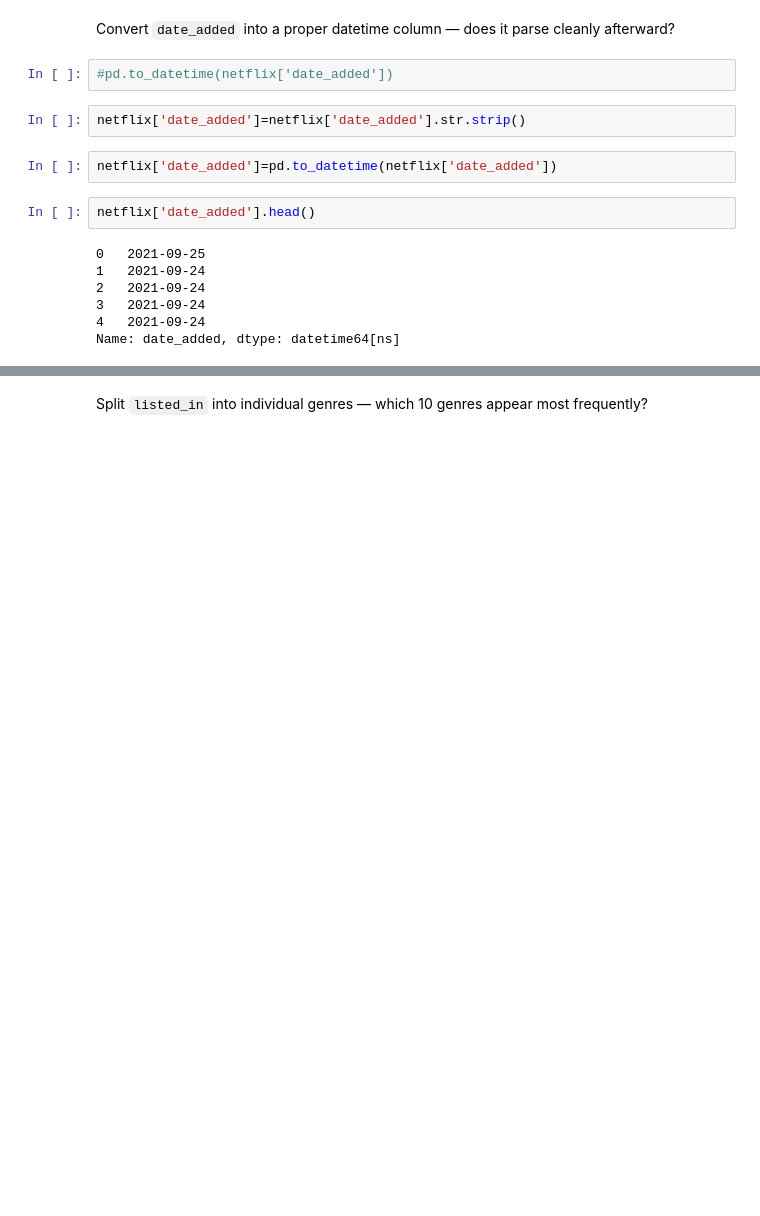
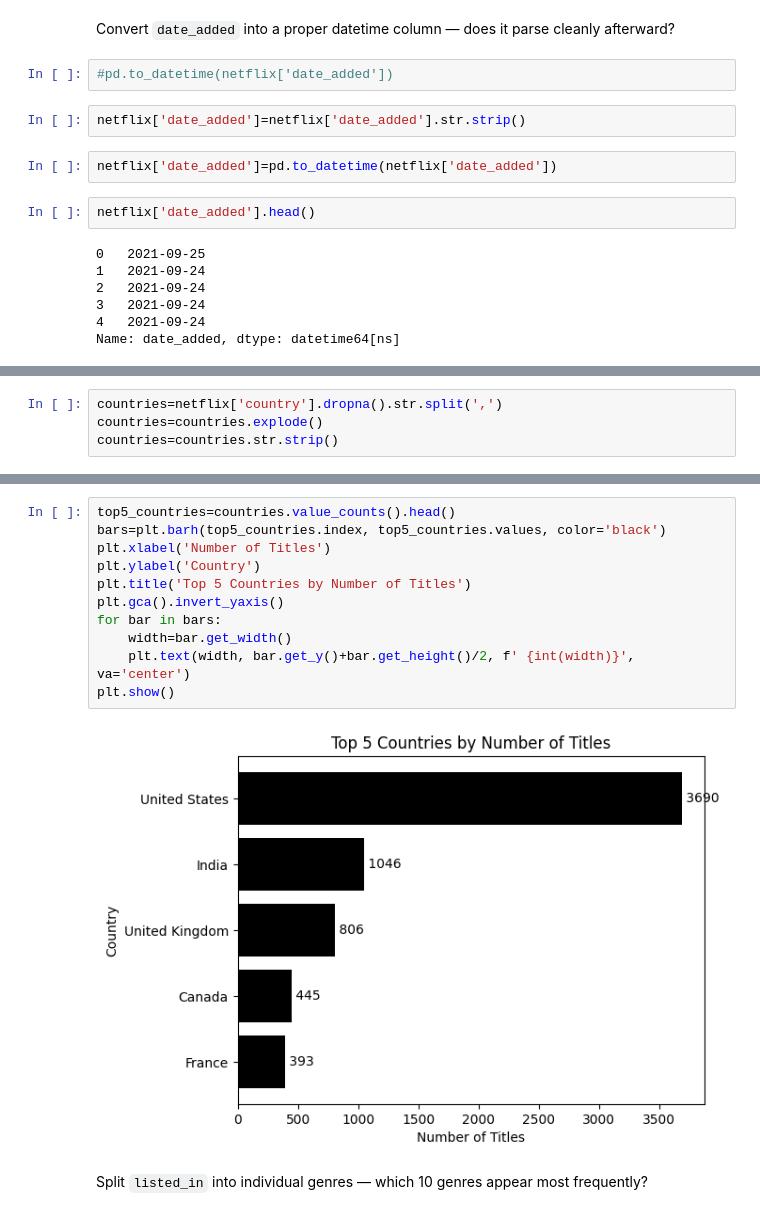
Before and after one commit to arnavvpareek/Netflix-EDA, a Jupyter notebook: notebooks/netflix_eda.ipynb, the cells around one changed output, grey strips where cells are left out. Cells and saved outputs as stored; diff of their text form; blank space fills up the shorter version.

```diff
--- a/notebooks/netflix_eda.ipynb
+++ b/notebooks/netflix_eda.ipynb
@@ -356,0 +387,4 @@ Name: date_added, dtype: datetime64[ns]
+# %%
+countries=netflix['country'].dropna().str.split(',')
+countries=countries.explode()
+countries=countries.str.strip()
@@ -357,3 +401,16 @@ Name: date_added, dtype: datetime64[ns]
+# %%
+top5_countries=countries.value_counts().head()
+bars=plt.barh(top5_countries.index, top5_countries.values, color='black')
+plt.xlabel('Number of Titles')
+plt.ylabel('Country')
+plt.title('Top 5 Countries by Number of Titles')
+plt.gca().invert_yaxis()
+for bar in bars:
+    width=bar.get_width()
+    plt.text(width, bar.get_y()+bar.get_height()/2, f' {int(width)}', va='center')
+plt.show()
+# %% [output]
+[figure, added]
 # %% [markdown]
 Split `listed_in` into individual genres — which 10 genres appear most frequently?
 # %%
```
Also changed, not shown: parts of 18 cells of this notebook.
